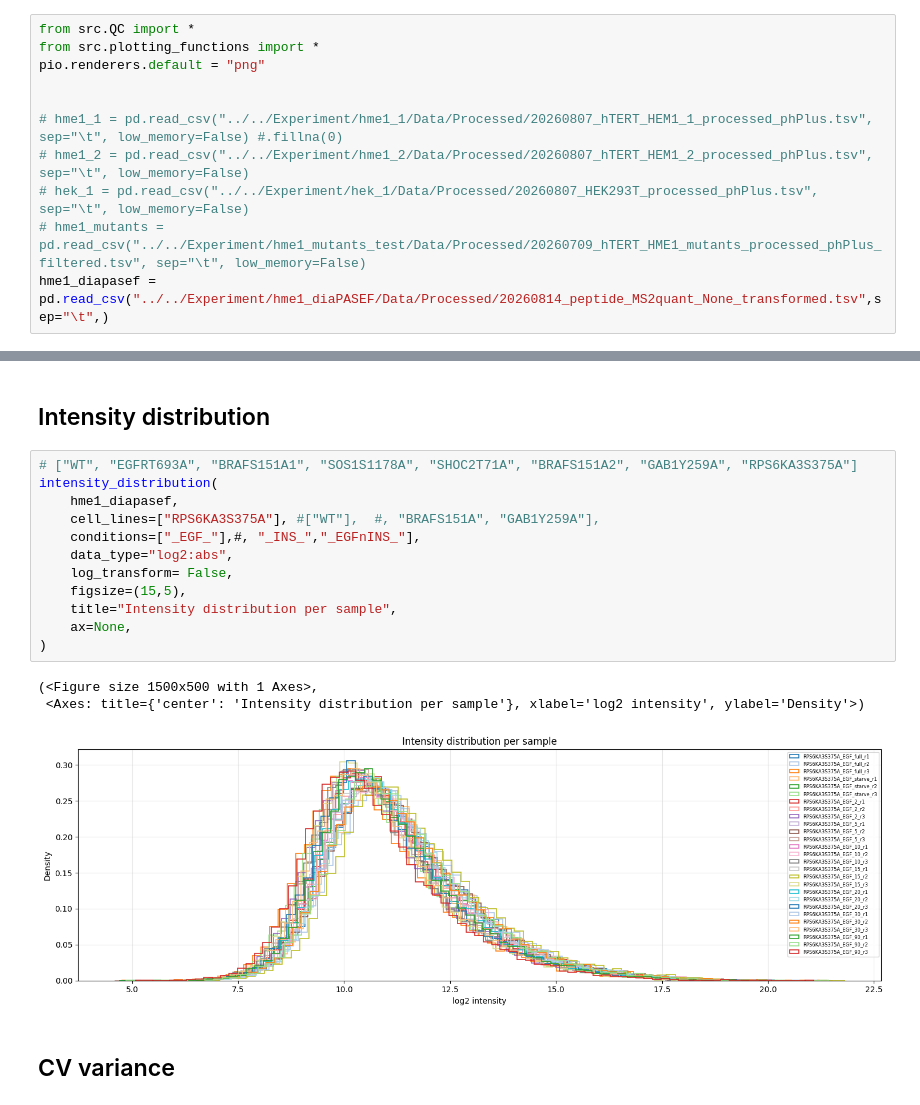
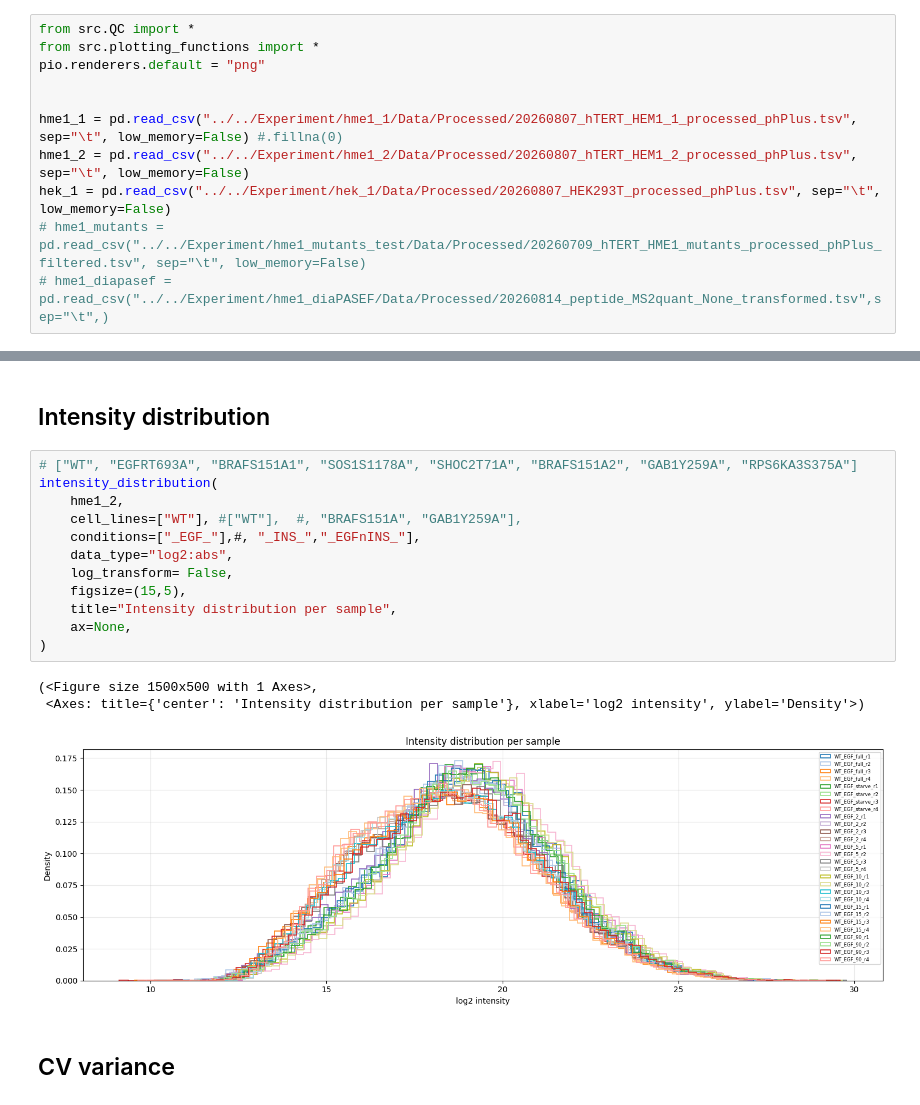
Before and after one commit to IgnacioNavas/TMT_Data_analysis, a Jupyter notebook: notebooks/02_qc/MSMS_data_QC.ipynb, the cells around one changed output, grey strips where cells are left out. Cells and saved outputs as stored; diff of their text form.

```diff
--- a/notebooks/02_qc/MSMS_data_QC.ipynb
+++ b/notebooks/02_qc/MSMS_data_QC.ipynb
@@ -4,11 +4,11 @@ from src.plotting_functions import *
 pio.renderers.default = "png"
 
 
-# hme1_1 = pd.read_csv("../../Experiment/hme1_1/Data/Processed/20260807_hTERT_HEM1_1_processed_phPlus.tsv", sep="\t", low_memory=False) #.fillna(0)
-# hme1_2 = pd.read_csv("../../Experiment/hme1_2/Data/Processed/20260807_hTERT_HEM1_2_processed_phPlus.tsv", sep="\t", low_memory=False)
-# hek_1 = pd.read_csv("../../Experiment/hek_1/Data/Processed/20260807_HEK293T_processed_phPlus.tsv", sep="\t", low_memory=False)
+hme1_1 = pd.read_csv("../../Experiment/hme1_1/Data/Processed/20260807_hTERT_HEM1_1_processed_phPlus.tsv", sep="\t", low_memory=False) #.fillna(0)
+hme1_2 = pd.read_csv("../../Experiment/hme1_2/Data/Processed/20260807_hTERT_HEM1_2_processed_phPlus.tsv", sep="\t", low_memory=False)
+hek_1 = pd.read_csv("../../Experiment/hek_1/Data/Processed/20260807_HEK293T_processed_phPlus.tsv", sep="\t", low_memory=False)
 # hme1_mutants = pd.read_csv("../../Experiment/hme1_mutants_test/Data/Processed/20260709_hTERT_HME1_mutants_processed_phPlus_filtered.tsv", sep="\t", low_memory=False)
-hme1_diapasef = pd.read_csv("../../Experiment/hme1_diaPASEF/Data/Processed/20260814_peptide_MS2quant_None_transformed.tsv",sep="\t",)
+# hme1_diapasef = pd.read_csv("../../Experiment/hme1_diaPASEF/Data/Processed/20260814_peptide_MS2quant_None_transformed.tsv",sep="\t",)
 # %%
 TMT_plex_sample = hme1_2[['site',
                  'n:reps',
@@ -124,19 +133,19 @@ n:reps
 # %%
 # ["WT", "EGFRT693A", "BRAFS151A1", "SOS1S1178A", "SHOC2T71A", "BRAFS151A2", "GAB1Y259A", "RPS6KA3S375A"]
 intensity_distribution(
-    hme1_diapasef,
-    cell_lines=["RPS6KA3S375A"], #["WT"],  #, "BRAFS151A", "GAB1Y259A"],
+    hme1_2,
+    cell_lines=["WT"], #["WT"],  #, "BRAFS151A", "GAB1Y259A"],
     conditions=["_EGF_"],#, "_INS_","_EGFnINS_"],
     data_type="log2:abs",
     log_transform= False,
     figsize=(15,5),
     title="Intensity distribution per sample",
     ax=None,
 )
 # %% [output]
 (<Figure size 1500x500 with 1 Axes>,
  <Axes: title={'center': 'Intensity distribution per sample'}, xlabel='log2 intensity', ylabel='Density'>)
-[figure, old version]
+[figure, new version]
 # %% [markdown]
 ## CV variance
 # %%
```
Also changed, not shown: parts of 15 cells of this notebook, 3 other files.
